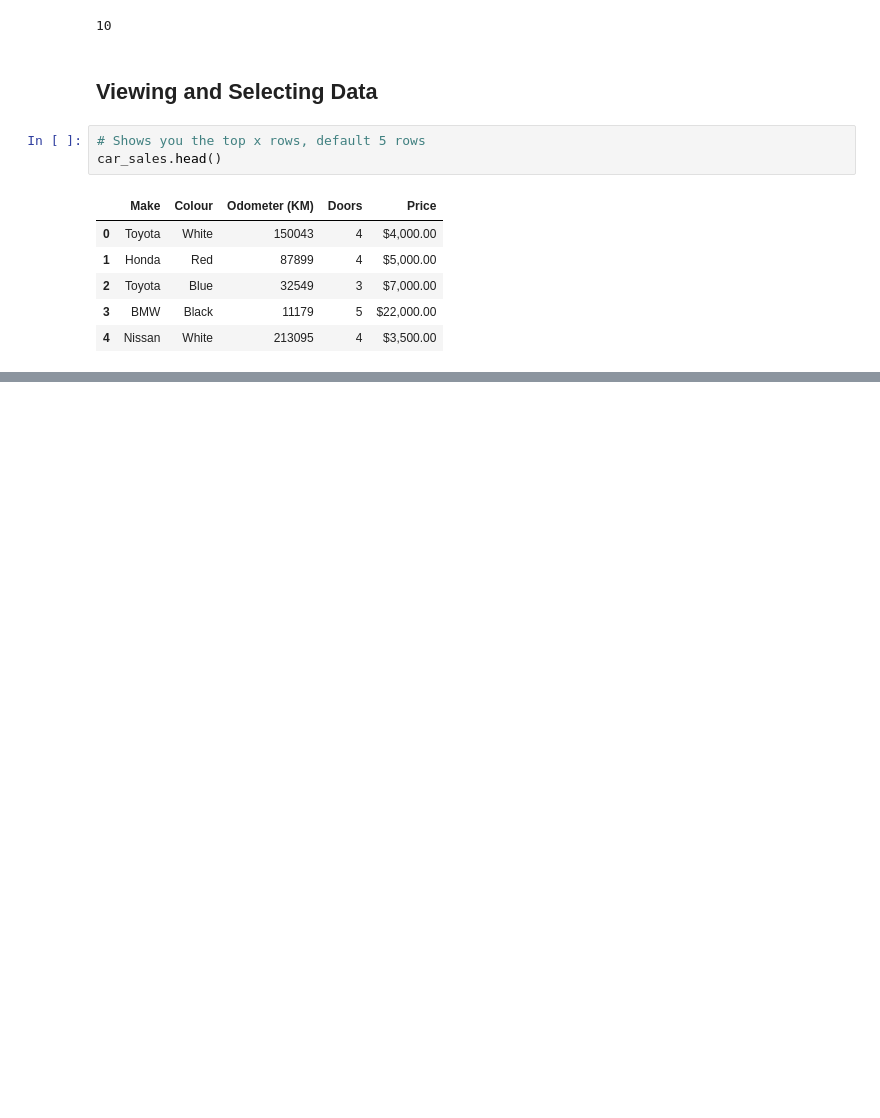
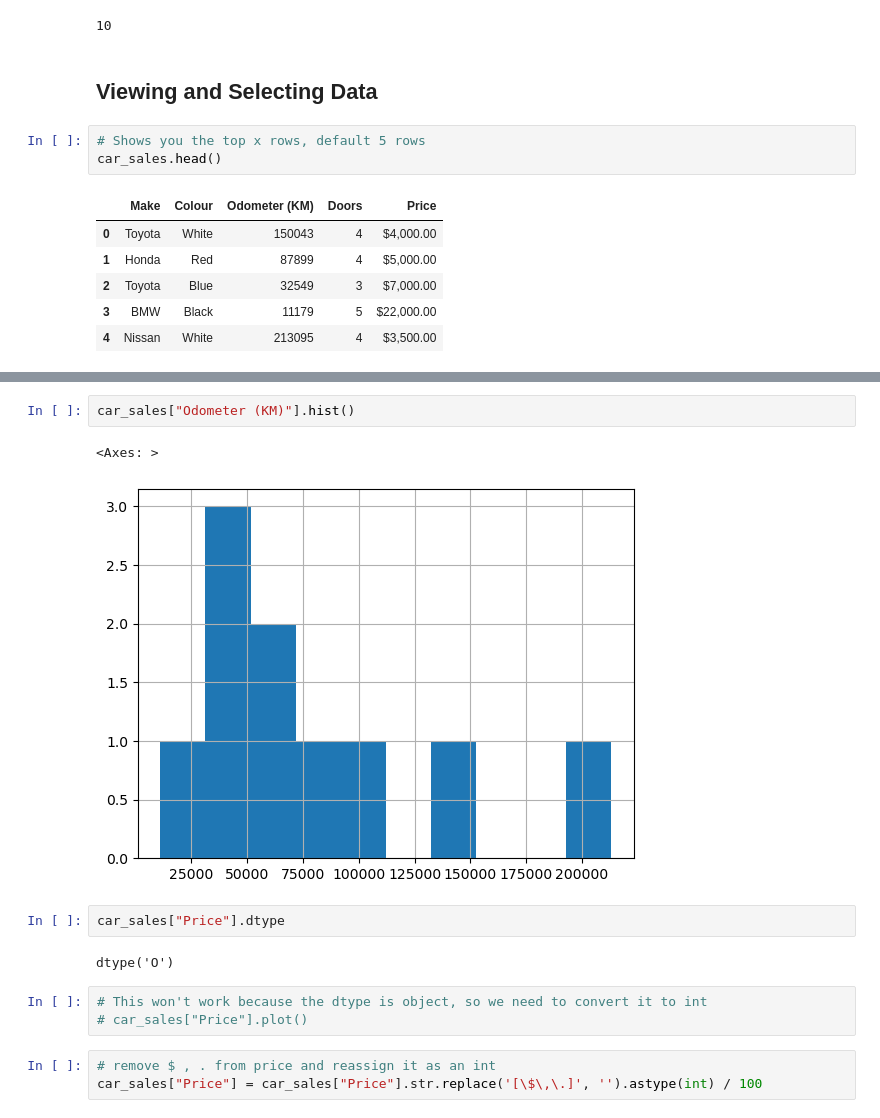
Before and after one commit to jurytan/road-to-machine-learning, a Jupyter notebook: introduction-to-pandas.ipynb, the cells around one changed output, grey strips where cells are left out. Cells and saved outputs as stored; diff of their text form; blank space fills up the shorter version.

```diff
--- a/introduction-to-pandas.ipynb
+++ b/introduction-to-pandas.ipynb
@@ -187,0 +402,15 @@ car_sales.head()
+# %%
+car_sales["Odometer (KM)"].hist()
+# %% [output]
+<Axes: >
+[figure, added]
+# %%
+car_sales["Price"].dtype
+# %% [output]
+dtype('O')
+# %%
+# This won't work because the dtype is object, so we need to convert it to int
+# car_sales["Price"].plot()
+# %%
+# remove $ , . from price and reassign it as an int
+car_sales["Price"] = car_sales["Price"].str.replace('[\$\,\.]', '').astype(int) / 100
```
Also changed, not shown: parts of 27 cells of this notebook.
